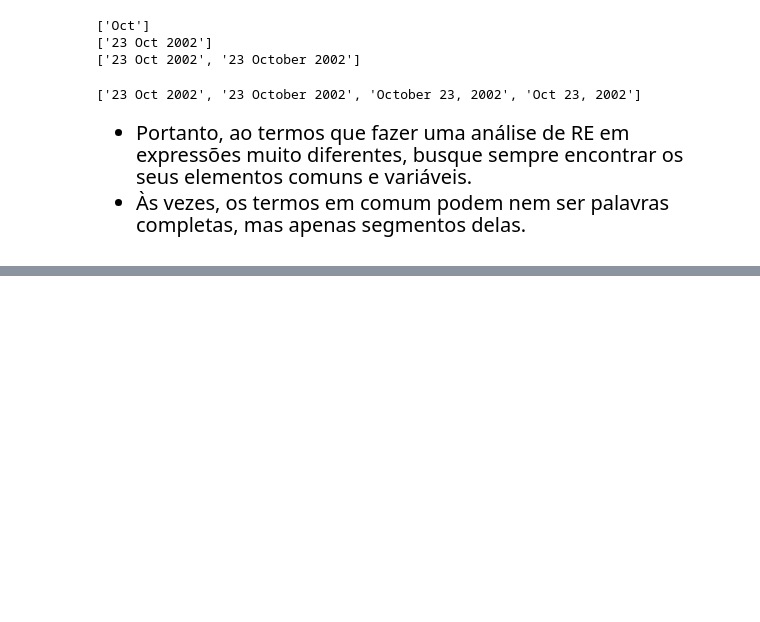
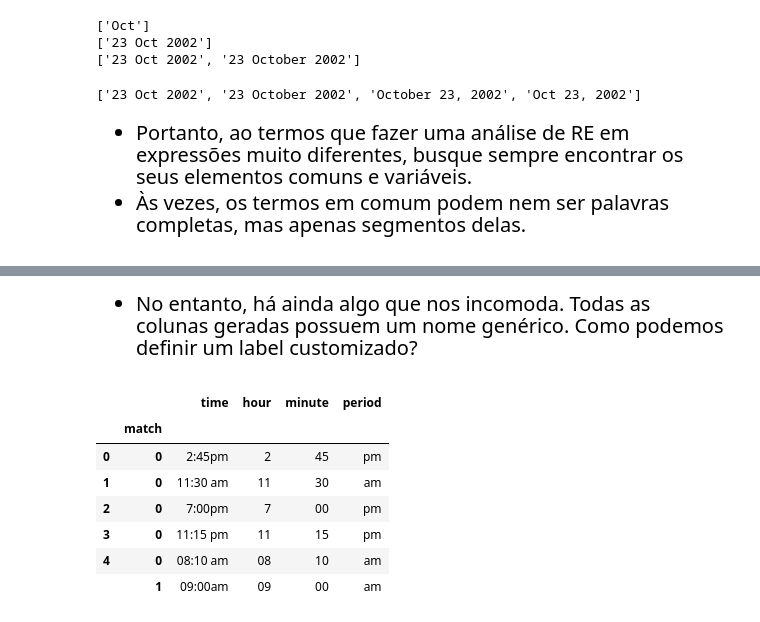
Before and after one commit to felipesveiga/Michigan, a Jupyter notebook: Applied Text Mining in Python/Week 1/introduction_Text_Mining-Copy1.ipynb, the cells around one changed output, grey strips where cells are left out. Drawn from its saved outputs; the diff is of its cells as text; code cells hidden in the pictures; blank space fills up the shorter version.

```diff
--- a/Applied Text Mining in Python/Week 1/introduction_Text_Mining.ipynb
+++ b/Applied Text Mining in Python/Week 1/introduction_Text_Mining-Copy1.ipynb
@@ -279,0 +503,20 @@ re.findall(pattern, dates)
+# %% [markdown]
+<div>
+    <ul style='font-size:20px'>
+        <li>
+            No entanto, há ainda algo que nos incomoda. Todas as colunas geradas possuem um nome genérico. Como podemos definir um label customizado?
+        </li>
+    </ul>
+</div>
+# %%
+# Para isso, use '?P<nome_coluna>' antes do padrão.
+df['text'].str.extractall('(?P<time>(?P<hour>\d{1,2}):(?P<minute>\d{2}) ?(?P<period>am|pm))')
+# %% [output]
+|  |  | time | hour | minute | period |
+|  | match |  |  |  |  |
+| 0 | 0 | 2:45pm | 2 | 45 | pm |
+| 1 | 0 | 11:30 am | 11 | 30 | am |
+| 2 | 0 | 7:00pm | 7 | 00 | pm |
+| 3 | 0 | 11:15 pm | 11 | 15 | pm |
+| 4 | 0 | 08:10 am | 08 | 10 | am |
+|  | 1 | 09:00am | 09 | 00 | am |
```
Also changed, not shown: parts of 27 cells of this notebook, 6 other files.
